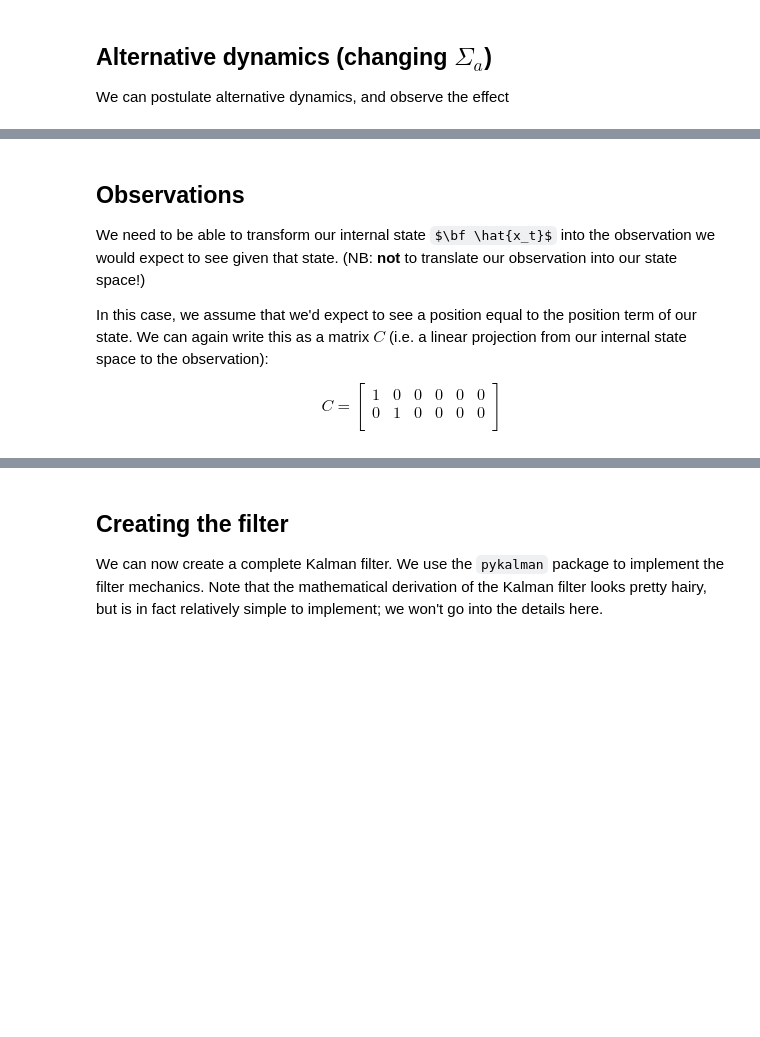
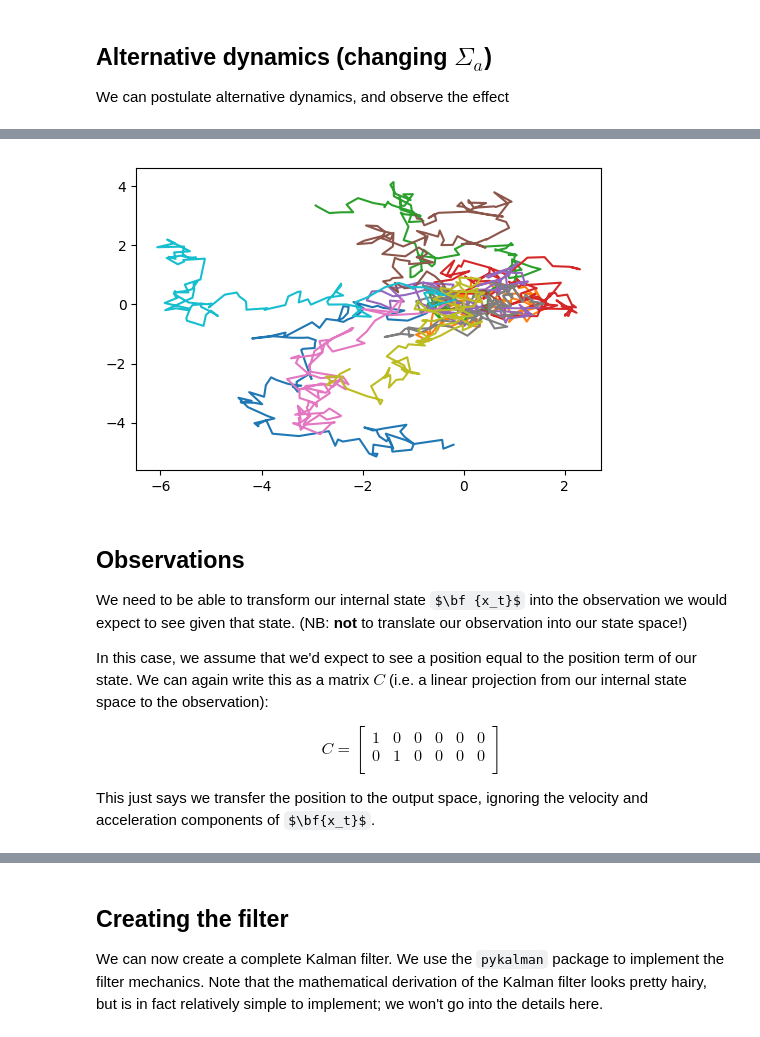
Before and after one commit to johnhw/summerschool2017, a Jupyter notebook: dynamic/kalman_filter.ipynb, the cells around one changed output, grey strips where cells are left out. Drawn from its saved outputs; the diff is of its cells as text; code cells hidden in the pictures; some formulas as TeX source; blank space fills up the shorter version.

```diff
--- a/dynamic/kalman_filter.ipynb
+++ b/dynamic/kalman_filter.ipynb
@@ -491,6 +564,13 @@ for i in range(10):
+# %%
+# no acceleration, no velocity noise, just position noise
+
+sigma_a3 = np.diag([0.05, 0.05, 0 , 0, 0, 0])
+trajectory_realisations(A, sigma_a3)
+# %% [output]
+[figure, added]
 # %% [markdown]
 ## Observations
-We need to be able to transform our internal state $\bf \hat{x_t}$ into the observation we would expect to see given that state. (NB: **not** to translate our observation into our state space!)
+We need to be able to transform our internal state $\bf {x_t}$ into the observation we would expect to see given that state. (NB: **not** to translate our observation into our state space!)
 
 In this case, we assume that we'd expect to see a position equal to the position term of our state. We can again write this as a matrix $C$ (i.e. a linear projection from our internal state space to the observation):
 
@@ -498,6 +578,8 @@ $$C = \begin{bmatrix}
 1 & 0 & 0 & 0 & 0 & 0\\
 0 & 1 & 0 & 0 & 0 & 0\\
 \end{bmatrix}$$
+
+This just says we transfer the position to the output space, ignoring the velocity and acceleration components of $\bf{x_t}$.
 # %%
 C = np.array([[1,0,0,0,0,0],
               [0,1,0,0,0,0]]).astype(np.float64)
```
Also changed, not shown: parts of 54 cells of this notebook, 2 other files.
